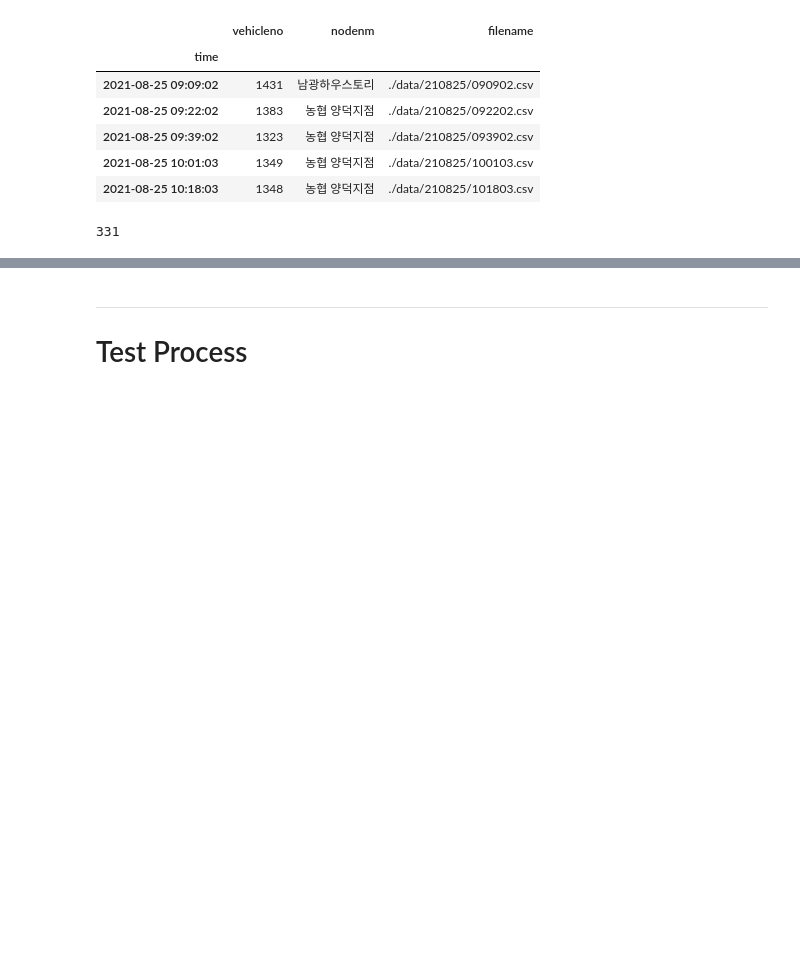
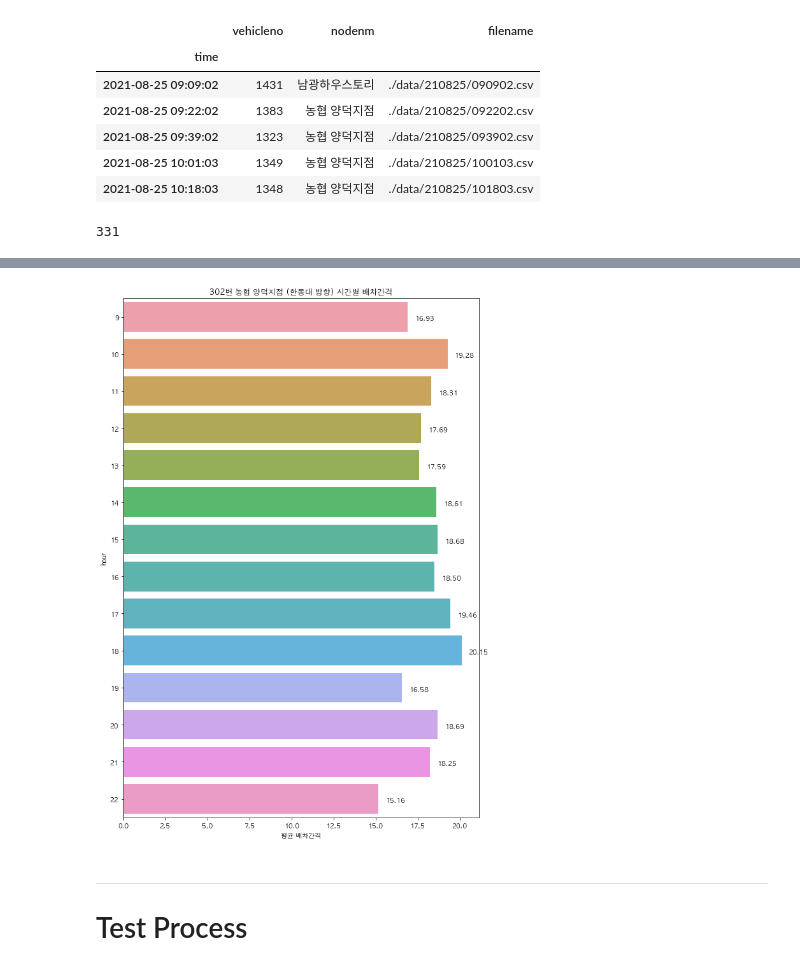
Before and after one commit to junglesub/hgu-302bus, a Jupyter notebook: bus-dispatch-interval-update.ipynb, the cells around one changed output, grey strips where cells are left out. Drawn from its saved outputs; the diff is of its cells as text; code cells hidden in the pictures; blank space fills up the shorter version.

Commit message:
With Graphing

```diff
--- a/bus-dispatch-interval-update.ipynb
+++ b/bus-dispatch-interval-update.ipynb
@@ -113,6 +113,7 @@ all_datas = all_datas[~all_datas.vehicleno.shift().isna()].dropna(subset=['filen
 # all_datas["diff"] = all_datas.index.to_series().diff()
 # %%
 # all_datas["diff"]
+goodcond = (diff_data < 120) & (diff_data > 2)
 diff_data = all_datas.dropna(subset=["diff"])["diff"].dt.seconds.div(60, fill_value=0)
-diff_data[(diff_data < 120) & (diff_data > 2)].describe() # 최대시간을 2시간으로 두어 익일인 경우 무시.
+diff_data[goodcond].describe() # 최대시간을 2시간으로 두어 익일인 경우 무시.
 # %% [output]
@@ -127,0 +173,5 @@ Name: diff, dtype: float64
+# %%
+vis = pd.DataFrame(all_datas)
+vis['dval'] = all_datas.dropna(subset=["diff"])["diff"].dt.seconds.div(60, fill_value=0)
+vis = vis[(goodcond)]
+vis.head()
@@ -127,0 +186,4 @@ Name: diff, dtype: float64
+# %%
+vis['hour'] = vis.index.hour
+hourdata = vis.groupby(by="hour").mean()
+hourdata
@@ -128,3 +207,28 @@ Name: diff, dtype: float64
+# %%
+import matplotlib.pyplot as plt
+import seaborn as sns
+%matplotlib inline
+
+# 그래프 준비
+plt.figure(figsize=(10,15))
+# hourdata.dtypes
+# plt.barh(hourdata.index.astype(str), hourdata['dval'])
+
+barg = sns.barplot(x=hourdata['dval'], y=hourdata.index.astype(str), alpha=0.9, orient='h')
+
+# Label 추가
+for p in barg.patches:
+    width = p.get_width()
+    plt.text(1+p.get_width(), p.get_y()+0.55*p.get_height(),
+             '{:1.2f}'.format(width),
+             ha='center', va='center')
+
+plt.title("302번 농협 양덕지점 (한동대 방향) 시간별 배차간격")
+plt.xlabel("평균 배차간격")
+
+plt.show()
+# %% [output]
+[figure, added]
 # %% [markdown]
 ------------
 
```
Also changed, not shown: parts of 18 cells of this notebook.
